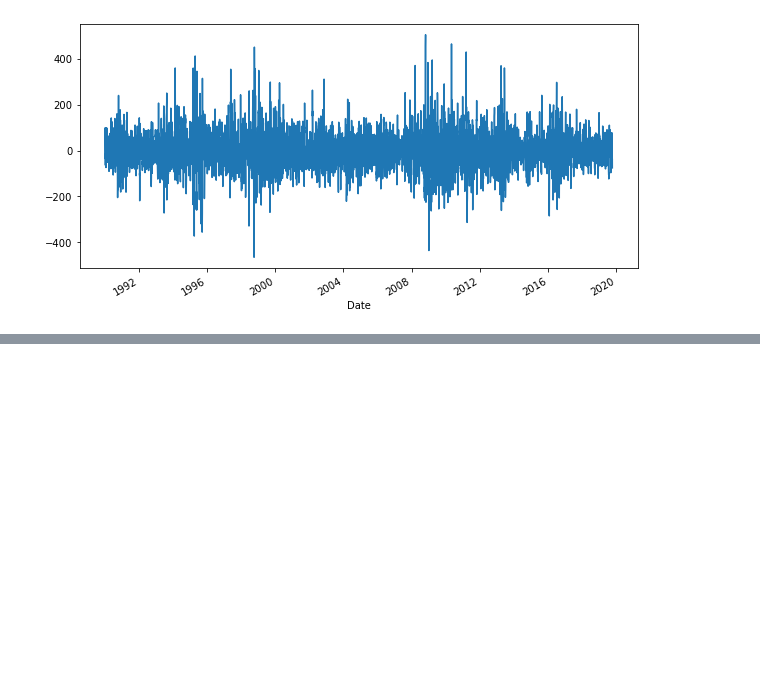
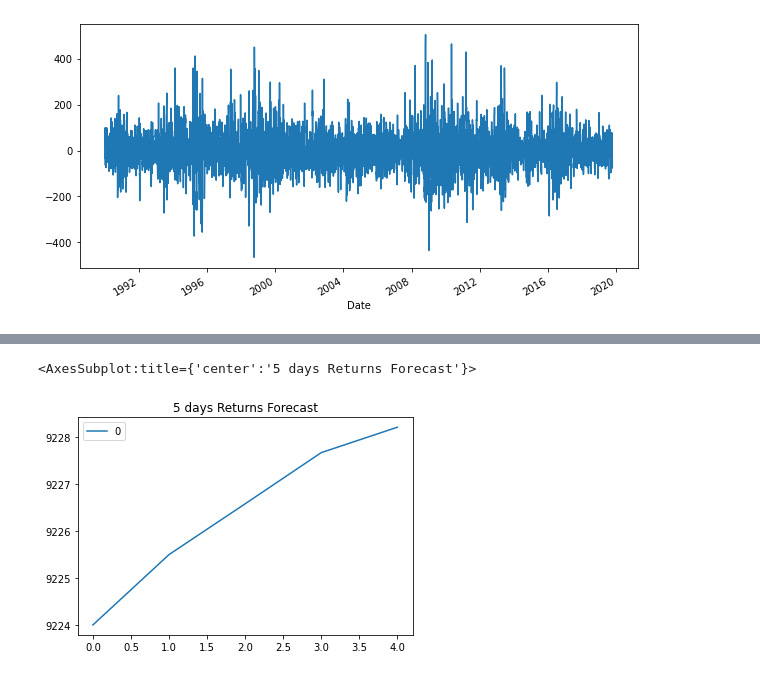
Before and after one commit to BaldHeads/TS_practice, a Jupyter notebook: Work/ts_for_yen.ipynb, the cells around one changed output, grey strips where cells are left out. Drawn from its saved outputs; the diff is of its cells as text; code cells hidden in the pictures; blank space fills up the shorter version.

```diff
--- a/Work/ts_for_yen.ipynb
+++ b/Work/ts_for_yen.ipynb
@@ -40,0 +116,5 @@ ts_noise.plot(figsize=(10,5))
+# %%
+from statsmodels.tsa.arima_model import ARIMA
+
+arima_model = ARIMA(yen_futures[["Settle"]], order = (5,1,1))
+results_arima = arima_model.fit()
@@ -40,0 +167,5 @@ ts_noise.plot(figsize=(10,5))
+# %%
+pd.DataFrame(results_arima.forecast(steps=5)[0]).plot(title="5 days Returns Forecast")
+# %% [output]
+<AxesSubplot:title={'center':'5 days Returns Forecast'}>
+[figure, added]
```
Also changed, not shown: parts of 14 cells of this notebook, 1 other file.
